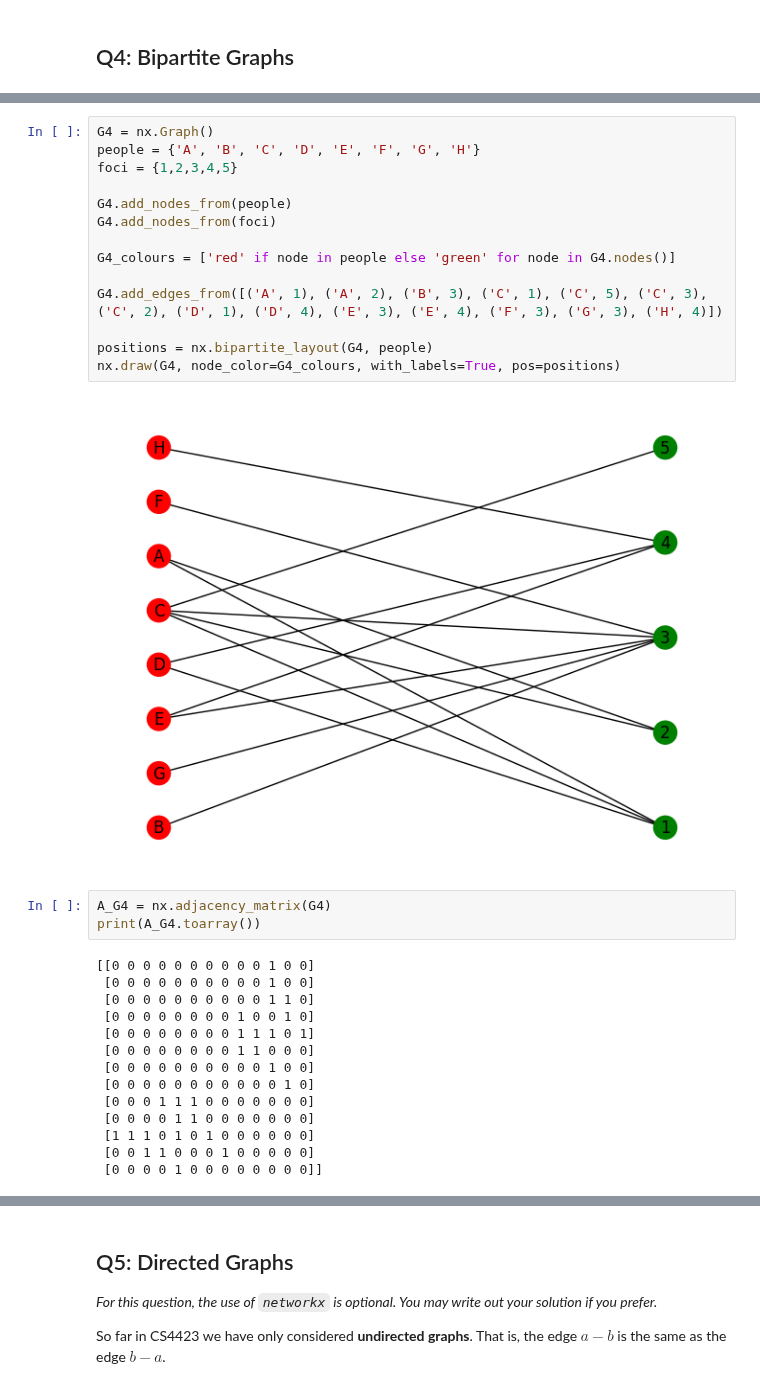
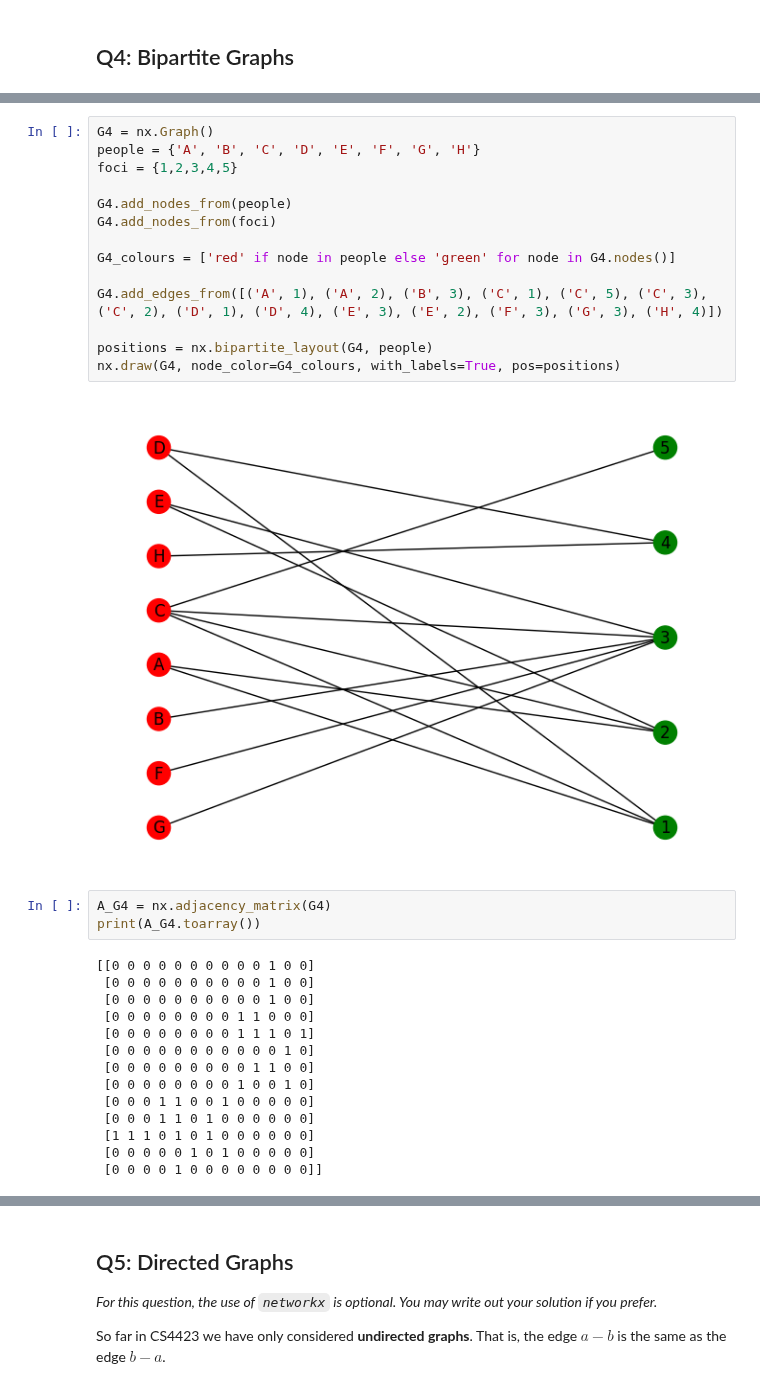
Before and after one commit to FionnMcA/CS4423, a Jupyter notebook: CS4423-Assignment-1.ipynb, the cells around one changed output, grey strips where cells are left out. Saved outputs shown, nothing was run; the diff lists cells and outputs as text.

Commit message:
fix edge error

```diff
--- a/CS4423-Assignment-1.ipynb
+++ b/CS4423-Assignment-1.ipynb
@@ -159,35 +159,35 @@ and five foci ("focal points" of interaction) labelled $1$ to $5$:
 # %%
 G4 = nx.Graph()
 people = {'A', 'B', 'C', 'D', 'E', 'F', 'G', 'H'}
 foci = {1,2,3,4,5}
 
 G4.add_nodes_from(people)
 G4.add_nodes_from(foci)
 
 G4_colours = ['red' if node in people else 'green' for node in G4.nodes()]
 
-G4.add_edges_from([('A', 1), ('A', 2), ('B', 3), ('C', 1), ('C', 5), ('C', 3), ('C', 2), ('D', 1), ('D', 4), ('E', 3), ('E', 4), ('F', 3), ('G', 3), ('H', 4)])
+G4.add_edges_from([('A', 1), ('A', 2), ('B', 3), ('C', 1), ('C', 5), ('C', 3), ('C', 2), ('D', 1), ('D', 4), ('E', 3), ('E', 2), ('F', 3), ('G', 3), ('H', 4)])
 
 positions = nx.bipartite_layout(G4, people)
 nx.draw(G4, node_color=G4_colours, with_labels=True, pos=positions)
 # %% [output]
-[figure, old version]
+[figure, new version]
 # %%
 A_G4 = nx.adjacency_matrix(G4)
 print(A_G4.toarray())
 # %% [output]
 [[0 0 0 0 0 0 0 0 0 0 1 0 0]
  [0 0 0 0 0 0 0 0 0 0 1 0 0]
- [0 0 0 0 0 0 0 0 0 0 1 1 0]
+ [0 0 0 0 0 0 0 0 0 0 1 0 0]
+ [0 0 0 0 0 0 0 0 1 1 0 0 0]
+ [0 0 0 0 0 0 0 0 1 1 1 0 1]
+ [0 0 0 0 0 0 0 0 0 0 0 1 0]
+ [0 0 0 0 0 0 0 0 0 1 1 0 0]
  [0 0 0 0 0 0 0 0 1 0 0 1 0]
- [0 0 0 0 0 0 0 0 1 1 1 0 1]
- [0 0 0 0 0 0 0 0 1 1 0 0 0]
- [0 0 0 0 0 0 0 0 0 0 1 0 0]
- [0 0 0 0 0 0 0 0 0 0 0 1 0]
- [0 0 0 1 1 1 0 0 0 0 0 0 0]
- [0 0 0 0 1 1 0 0 0 0 0 0 0]
+ [0 0 0 1 1 0 0 1 0 0 0 0 0]
+ [0 0 0 1 1 0 1 0 0 0 0 0 0]
  [1 1 1 0 1 0 1 0 0 0 0 0 0]
- [0 0 1 1 0 0 0 1 0 0 0 0 0]
+ [0 0 0 0 0 1 0 1 0 0 0 0 0]
  [0 0 0 0 1 0 0 0 0 0 0 0 0]]
 # %%
 G4_V1 = nx.projected_graph(G4, people)
```
Also changed, not shown: parts of 7 cells of this notebook.
